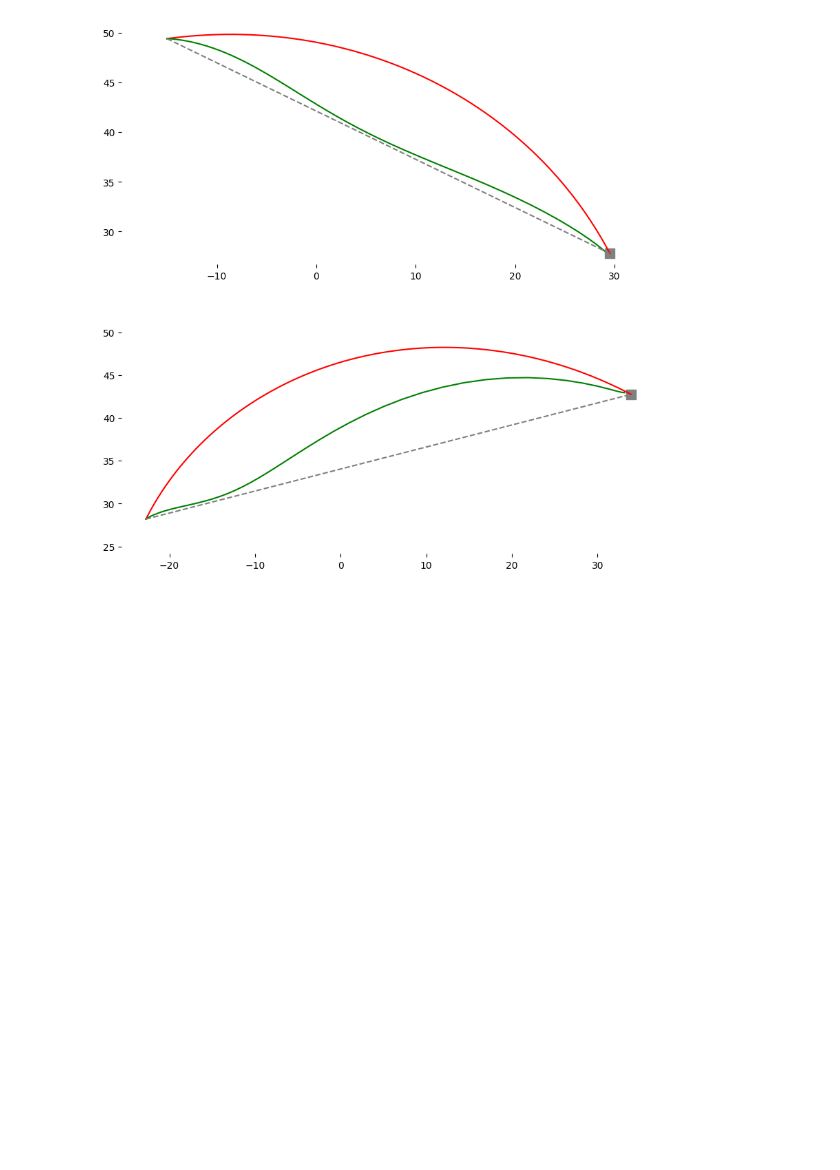
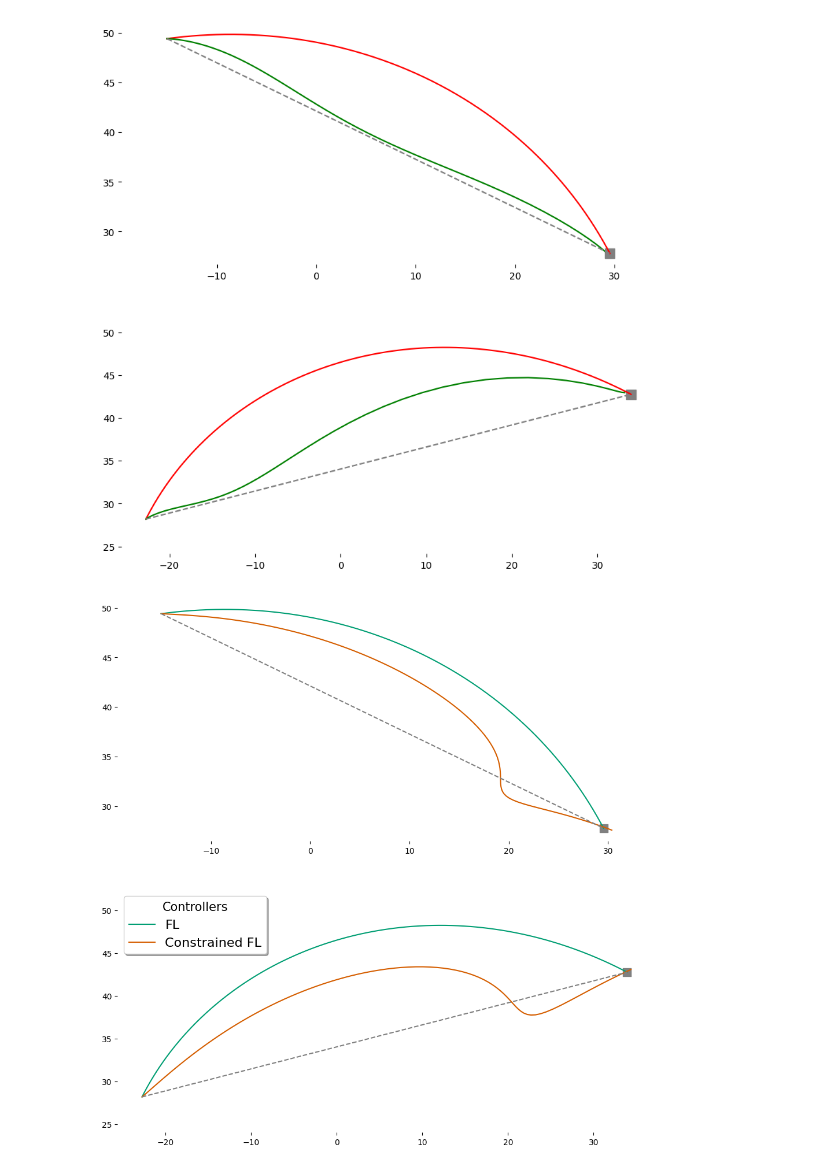
Before and after one commit to AlexandreThy/PhD, a Jupyter notebook: CurrentParts/PathConstraint.ipynb, the cells around one changed output. Drawn from its saved outputs; the diff is of its cells as text; code cells hidden in the pictures; blank space fills up the shorter version.

```diff
--- a/CurrentParts/PathConstraint.ipynb
+++ b/CurrentParts/PathConstraint.ipynb
@@ -345,33 +345,39 @@ plt.axis("equal")
 # %%
 X0= [70,70]
 XN=[-10,100]
-fig,ax = plt.subplots(2,figsize = (10,10))
+fig,ax = plt.subplots(2,figsize = (12,12))
 plt.subplot(2,1,1)
 start = ToCartesian(np.array(X0)/180*pi)
 end = ToCartesian(np.array(XN)/180*pi)
 
 plt.scatter(end[0],end[1],marker = "s",color="grey",s = 100)
 
 X,Y = Feedback_Linearization_witPathConstraint(wp = 0,taupath = 1e-2,starting_point=start,targets=end)
-plt.plot(X,Y,color = "red")
-X,Y = Feedback_Linearization_witPathConstraint(wp = 400,Num_iter=60,starting_point=start,targets=end,percent = .8,taupath = .04, r1= 1e-8, r2 = 1e-8)
-plt.plot(X,Y,color = "green")
+plt.plot(X,Y,color = "#009E73")
+X,Y = Feedback_Linearization_witPathConstraint(wp = 400,Num_iter=120,starting_point=start,targets=end,percent = .8,taupath = .04, r1= 1e-8, r2 = 1e-8)
+plt.plot(X,Y,color = "#D55E00")
 plt.plot(np.linspace(start[0],end[0],60),np.linspace(start[1],end[1],60),color = "grey",linestyle = "--")
 delete_axis(ax[0])
 plt.axis("equal")
 plt.subplot(2,1,2)
 X0= [70,110]
 XN=[20,60]
 
 start = ToCartesian(np.array(X0)/180*pi)
 end = ToCartesian(np.array(XN)/180*pi)
 
 plt.scatter(end[0],end[1],marker = "s",color="grey",s = 100)
 
 X,Y = Feedback_Linearization_witPathConstraint(wp = 0,taupath = 1e-2,starting_point=start,targets=end)
-plt.plot(X,Y,color = "red")
-X,Y = Feedback_Linearization_witPathConstraint(wp = 450,Num_iter=60,starting_point=start,targets=end,percent = .8,taupath = .04, r1= 1e-8, r2 = 1e-8)
-plt.plot(X,Y,color = "green")
+plt.plot(X,Y,color = "#009E73",label= "FL")
+X,Y = Feedback_Linearization_witPathConstraint(wp = 450,Num_iter=120,starting_point=start,targets=end,percent = .8,taupath = .04, r1= 1e-8, r2 = 1e-8)
+plt.plot(X,Y,color = "#D55E00",label= "Constrained FL")
 plt.plot(np.linspace(start[0],end[0],60),np.linspace(start[1],end[1],60),color = "grey",linestyle = "--")
 delete_axis(ax[1])
 plt.axis("equal")
+
+MultipleLabel(side = "upper left")
+
+plt.savefig("TooConstrained.png",dpi = 200)
+# %% [output]
+[figure, added]
```
Also changed, not shown: parts of 6 cells of this notebook.
